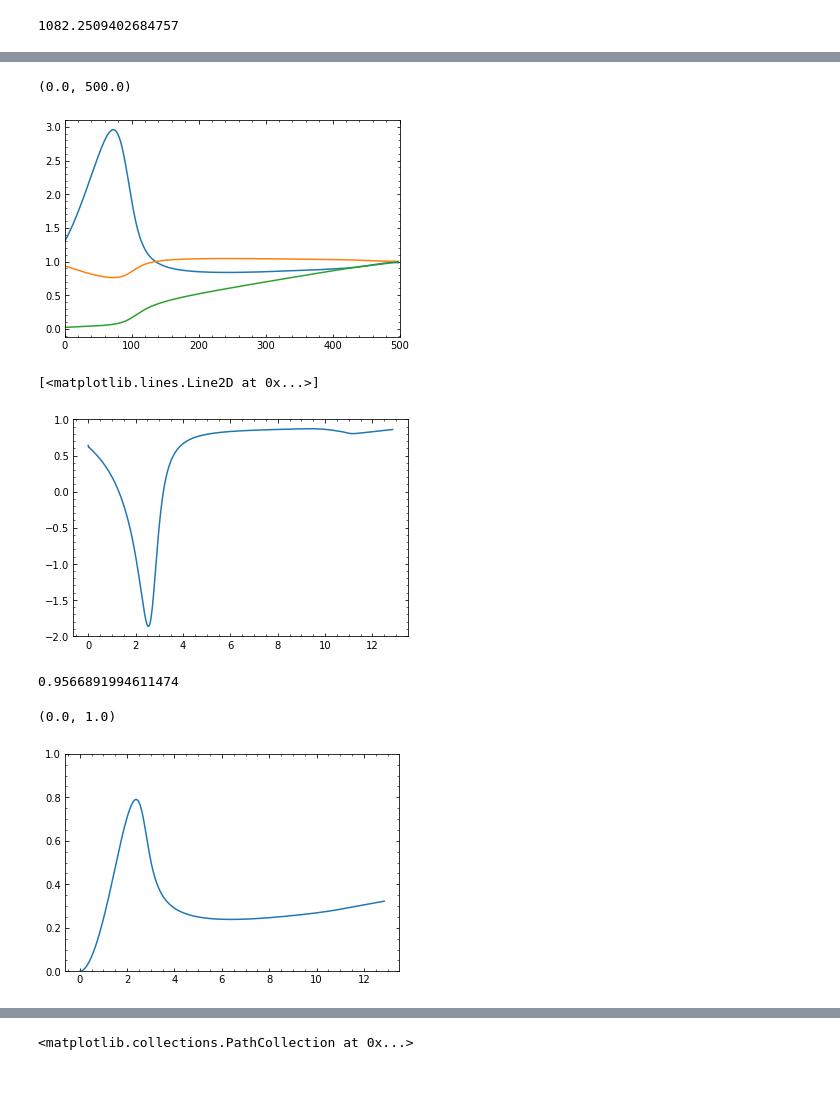
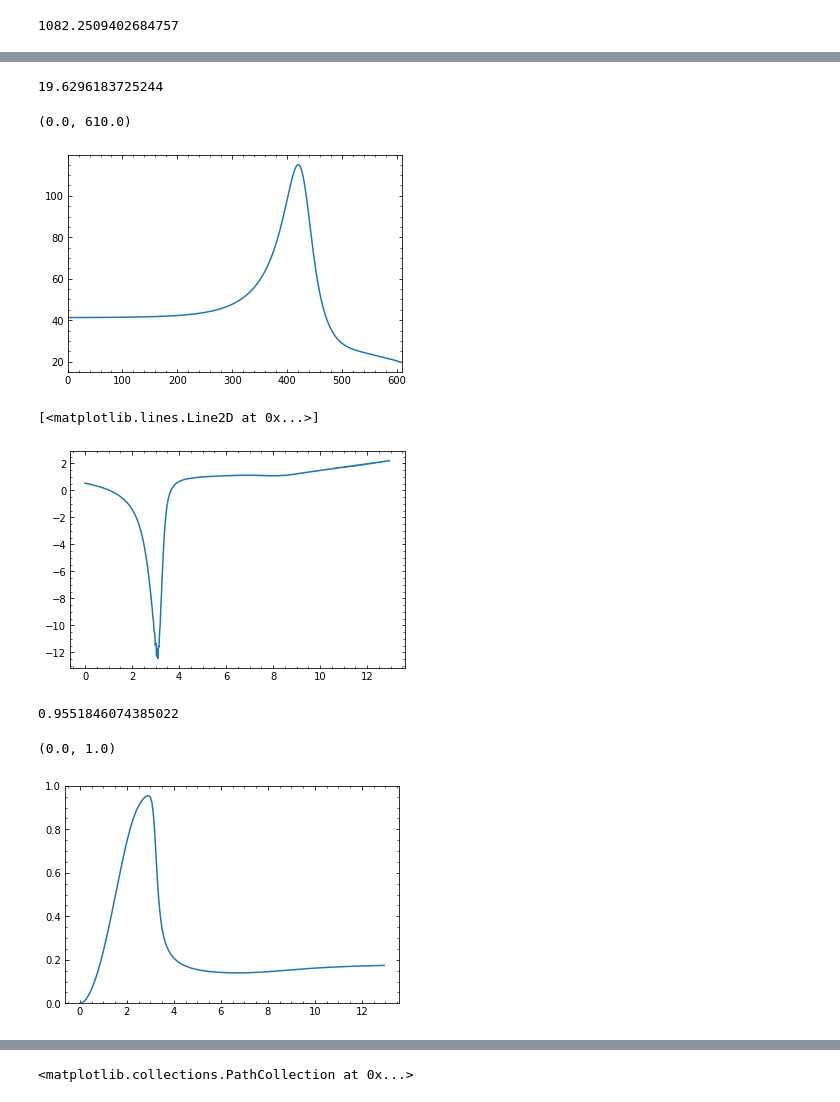
Before and after one commit to jbmertens/criticalcollapse, a Jupyter notebook: ms_hm_universal.ipynb, the cells around one changed output, grey strips where cells are left out. Cells and saved outputs as stored; diff of their text form; code cells hidden in the pictures.

```diff
--- a/ms_hm_universal.ipynb
+++ b/ms_hm_universal.ipynb
@@ -623,3 +626,0 @@ hm = HM(ms)
-# %%
-import copy
-hm_bak = copy.copy(hm)
@@ -625,0 +632,2 @@ hm_bak = copy.copy(hm)
+# %%
+hm_mix = HM(ms_mix)
@@ -625,0 +638,3 @@ hm_bak = copy.copy(hm)
+# %%
+hm_mix.run_steps(1001000)
+hm=hm_mix
@@ -626,4 +645,4 @@ hm_bak = copy.copy(hm)
 # %%
 hm = copy.copy(hm_bak)
 # %%
-hm.run_steps(2000000)
+hm.run_steps(1000000)
@@ -665,27 +705,32 @@ r[-1]
+# %%
+(elambda / epsi).min()
+# %% [output]
+19.6296183725244
 # %%
-        xiprime = dfdA(hm.xi, hm.deltaL, hm.Abar, 1e100)
-        Rprime = dfdA(hm.R, hm.deltaL, hm.Abar, 1e100)
-        mprime = dfdA(hm.m, hm.deltaL, hm.Abar, 1e100)
+        xiprime = dfdA(hm_mix.xi, hm_mix.deltaL, hm_mix.Abar, 1e100)
+        Rprime = dfdA(hm_mix.R, hm_mix.deltaL, hm_mix.Abar, 1e100)
+        mprime = dfdA(hm_mix.m, hm_mix.deltaL, hm_mix.Abar, 1e100)
 
 
 
         #xiprime.fill(1)
 
-        g = hm.gamma(hm.R, hm.m, hm.U)
-        r = hm.rho(hm.R, hm.m, hm.U, hm.xi, g, xiprime, Rprime, mprime)
-        exi = np.exp(hm.xi)
-        ephi = hm.ephi(hm.R, hm.U, g, xiprime, Rprime)
-        elambda = hm.elambda(ephi, exi, xiprime)
-        epsi = hm.epsi(hm.R, hm.U, g, hm.xi, r, ephi)
+        g = hm_mix.gamma(hm_mix.R, hm_mix.m, hm_mix.U)
+        r = hm_mix.rho(hm_mix.R, hm_mix.m, hm_mix.U, hm_mix.xi, g, xiprime, Rprime, mprime)
+        exi = np.exp(hm_mix.xi)
+        ephi = hm_mix.ephi(hm_mix.R, hm_mix.U, g, xiprime, Rprime)
+        elambda = hm_mix.elambda(ephi, exi, xiprime)
+        epsi = hm_mix.epsi(hm_mix.R, hm_mix.U, g, hm_mix.xi, r, ephi)
 
-        plt.plot(np.arange(hm.N), r)
-        plt.plot(np.arange(hm.N), ephi)
-        plt.plot(np.arange(hm.N), epsi)
-        plt.xlim(0,500)
+        #plt.plot(np.arange(hm_mix.N), r)
+        #plt.plot(np.arange(hm_mix.N), ephi)
+        #plt.plot(np.arange(hm_mix.N), epsi)
+        plt.plot(np.arange(hm_mix.N),elambda / epsi)
+        plt.xlim(0,hm_mix.N)
 #plt.ylim(0.915,0.93)
 # %% [output]
-(0.0, 500.0)
+(0.0, 610.0)
-[figure, old version]
+[figure, new version]
 # %%
 plt.plot(hm.Abar[:], hm.U[:])
 #plt.plot(hm_bak.Abar[:], hm_bak.U[:])
@@ -695,11 +740,11 @@ plt.plot(hm.Abar[:], hm.U[:])
 #plt.ylim(-10,-19.5)
 # %% [output]
 [<matplotlib.lines.Line2D at 0x...>]
-[figure, old version]
+[figure, new version]
 # %%
 (hm.R**2 * hm.m * hm.Abar**2 * np.exp(2*(hm.alpha-1)*hm.xi)).max()
 # %% [output]
-0.9566891994611474
+0.9551846074385022
 # %%
 plt.plot(hm.Abar, hm.R**2 * hm.m * hm.Abar**2 * np.exp(2*(hm.alpha-1)*hm.xi))
 #plt.plot(hm.Abar, hm_bak.R**2 * hm_bak.m * hm_bak.Abar**2 * np.exp(2*(hm_bak.alpha-1)*(hm_bak.xi)))
@@ -709,4 +754,4 @@ plt.plot(hm.Abar, hm.R**2 * hm.m * hm.Abar**2 * np.exp(2*(hm.alpha-1)*hm.xi))
 plt.ylim(0.,1)
 # %% [output]
 (0.0, 1.0)
-[figure, old version]
+[figure, new version]
```
Also changed, not shown: parts of 25 cells of this notebook.
